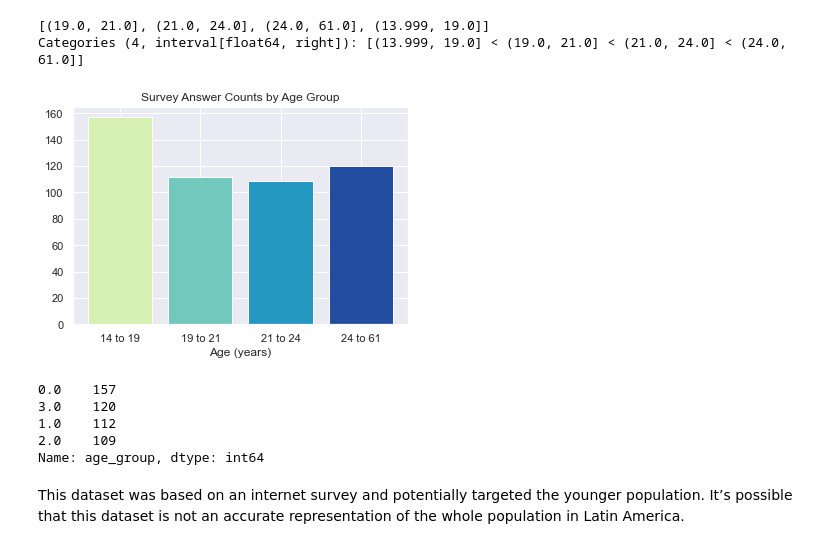
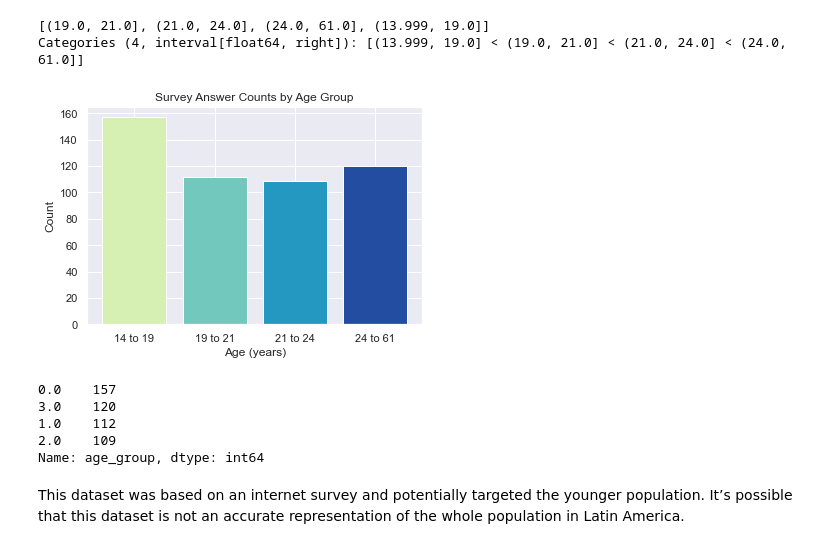
Before and after one commit to eliepark/Obesity-Prediction, a Jupyter notebook: Obesity.ipynb, the cells around one changed output. Cells and saved outputs as stored; diff of their text form; code cells hidden in the pictures.

```diff
--- a/Obesity.ipynb
+++ b/Obesity.ipynb
@@ -187,14 +199,15 @@ df['age_group']=pd.qcut(df['Age'], q=4, labels=[0., 1., 2., 3.])
 # %%
 dict_age={0.: '14 to 19', 1.: '19 to 21', 2.: '21 to 24', 3.: '24 to 61'}
 cmap=plt.get_cmap('YlGnBu')
 bars=Counter(sorted(df['age_group']))
 plt.bar(dict_age.values(), bars.values(), color=[cmap(i/5) for i in range(1,1+len(bars.values()),1)])
 plt.xlabel('Age (years)')
+plt.ylabel('Count')
 plt.title('Survey Answer Counts by Age Group')
 plt.show()
 print(df['age_group'].value_counts())
 # %% [output]
-[figure, old version]
+[figure, new version]
 0.0    157
 3.0    120
 1.0    112
```
Also changed, not shown: parts of 51 cells of this notebook.
